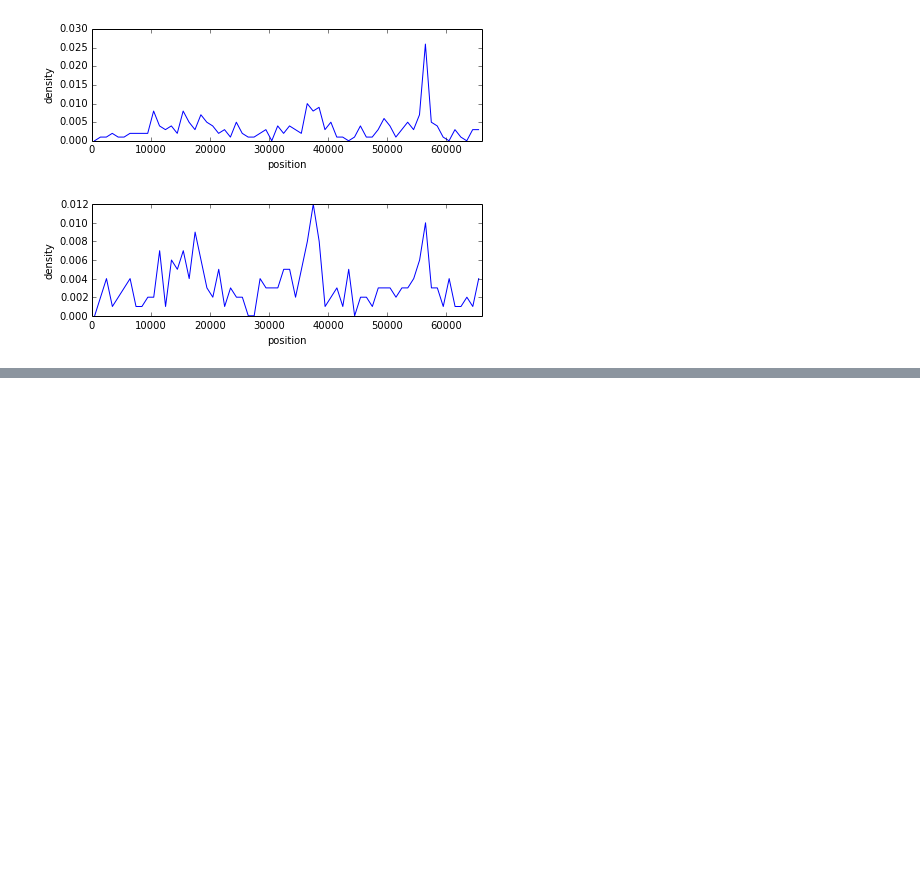
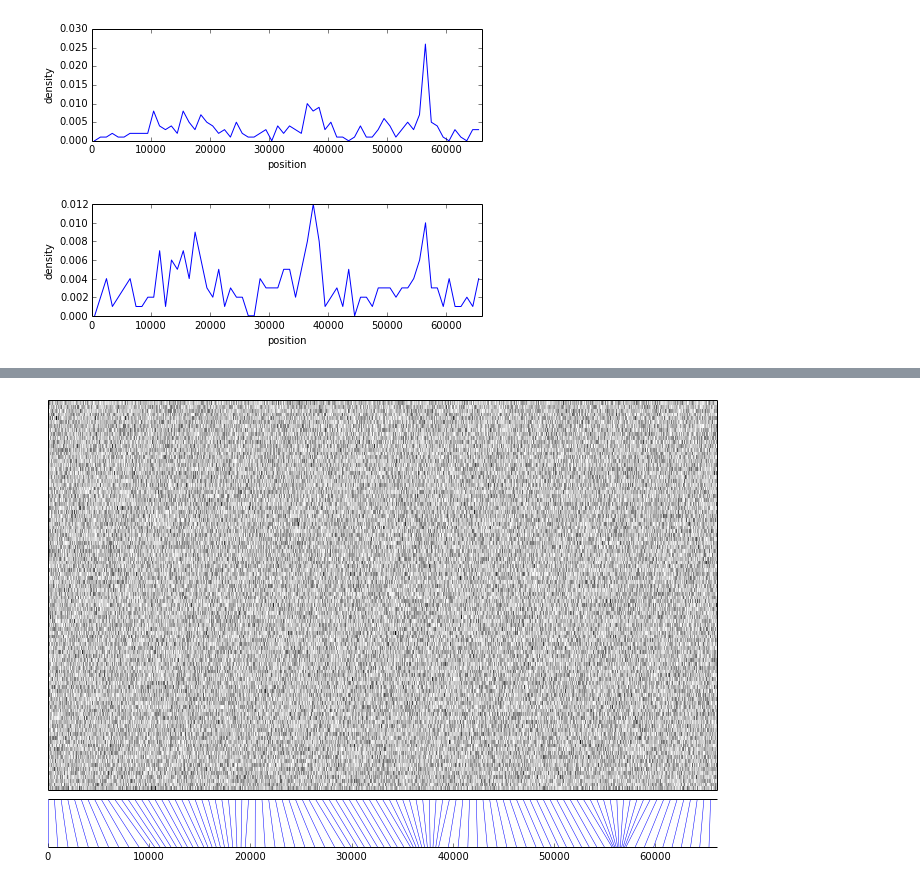
Before and after one commit to alimanfoo/anhima, a Jupyter notebook: examples/gt.ipynb, the cells around one changed output, grey strips where cells are left out. Cells and saved outputs as stored; diff of their text form; code cells hidden in the pictures; blank space fills up the shorter version.

```diff
--- a/examples/gt.ipynb
+++ b/examples/gt.ipynb
@@ -144,0 +164,12 @@ anhima.gt.windowed_genotype_density_plot(pos, gn[:, 0], 2, 1000);
+# %%
+fig = plt.figure(figsize=(12, 8))
+
+# plot dp
+ax = plt.subplot2grid((8, 1), (0, 0), rowspan=7)
+anhima.gt.plot_continuous_calldata(dp, ax=ax, pcolormesh_kwargs=dict(cmap='Greys'))
+
+# plot variant locator
+ax = plt.subplot2grid((8, 1), (7, 0), rowspan=1)
+anhima.loc.plot_variant_locator(pos, step=10, ax=ax);
+# %% [output]
+[figure, added]
```
Also changed, not shown: parts of 13 cells of this notebook, 16 other files.
